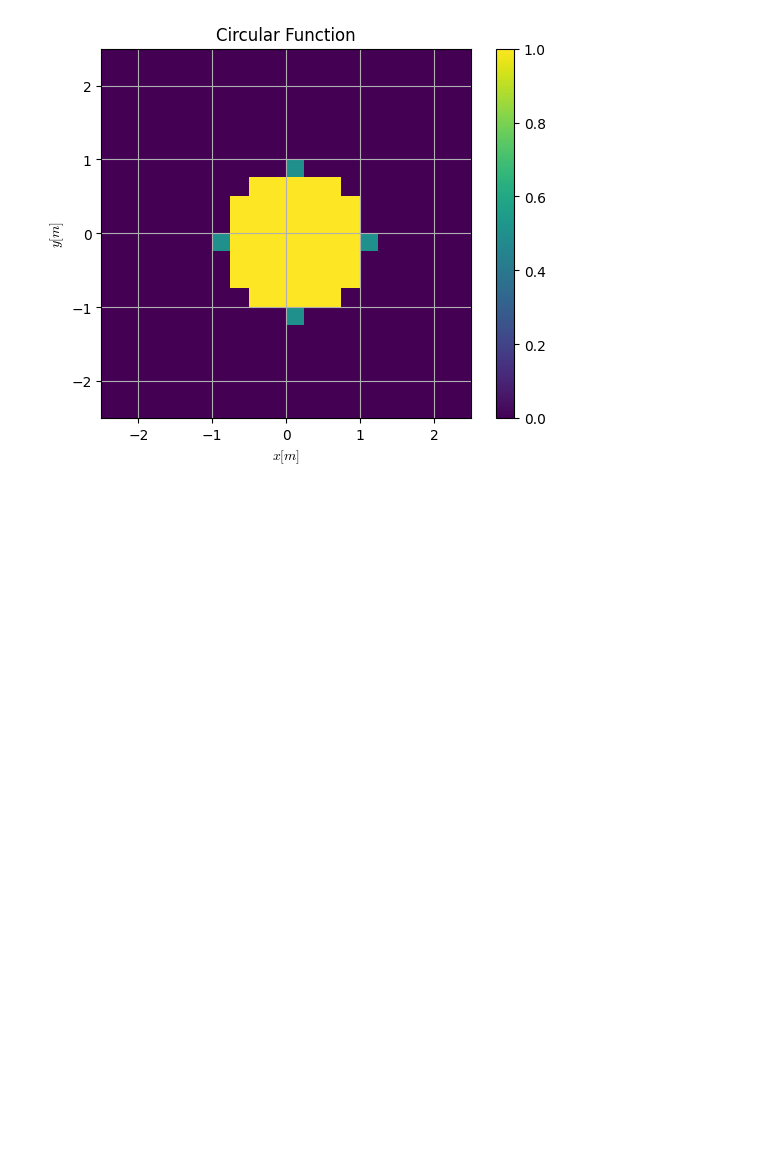
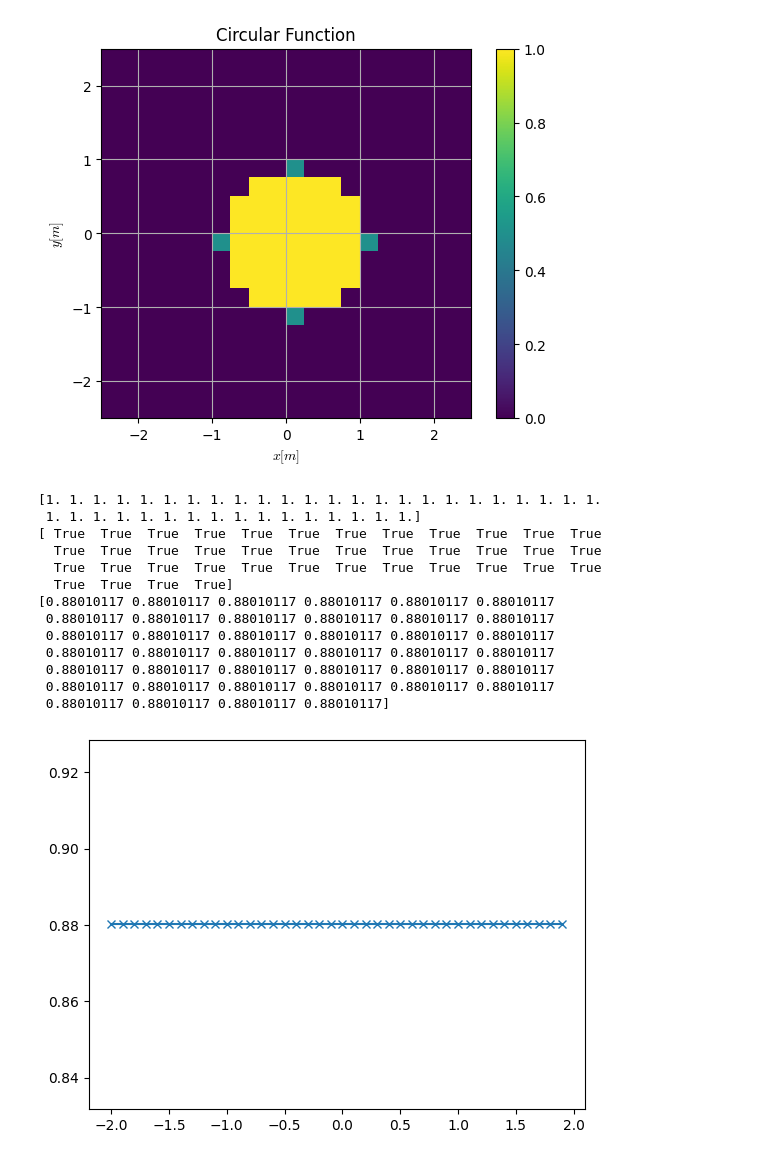
Before and after one commit to Liam-Mai00/Numerical-Simulation-of-Optical-Propagation, a Jupyter notebook: demo/demo_ap_functions.ipynb, the cells around one changed output. Drawn from its saved outputs; the diff is of its cells as text; code cells hidden in the pictures; blank space fills up the shorter version.

Commit message:
Added jinc function but needs to be fixed

```diff
--- a/demo/demo_ap_functions.ipynb
+++ b/demo/demo_ap_functions.ipynb
@@ -99,3 +99,29 @@ if DISPLAY_FIGS:
     plt.show()
 # %% [output]
 [figure]
+# %%
+import numpy as np
+import matplotlib.pyplot as plt
+from optical_functions.aperture_functions import jinc
+
+x = np.arange(-2,2,0.1)
+y = jinc(x) # Probably not working due to strange graph output.
+
+fig,ax = plt.subplots()
+ax.plot(x,y,marker='x')
+plt.show()
+# %% [output]
+[1. 1. 1. 1. 1. 1. 1. 1. 1. 1. 1. 1. 1. 1. 1. 1. 1. 1. 1. 1. 1. 1. 1. 1.
+ 1. 1. 1. 1. 1. 1. 1. 1. 1. 1. 1. 1. 1. 1. 1. 1.]
+[ True  True  True  True  True  True  True  True  True  True  True  True
+  True  True  True  True  True  True  True  True  True  True  True  True
+  True  True  True  True  True  True  True  True  True  True  True  True
+  True  True  True  True]
+[0.88010117 0.88010117 0.88010117 0.88010117 0.88010117 0.88010117
+ 0.88010117 0.88010117 0.88010117 0.88010117 0.88010117 0.88010117
+ 0.88010117 0.88010117 0.88010117 0.88010117 0.88010117 0.88010117
+ 0.88010117 0.88010117 0.88010117 0.88010117 0.88010117 0.88010117
+ 0.88010117 0.88010117 0.88010117 0.88010117 0.88010117 0.88010117
+ 0.88010117 0.88010117 0.88010117 0.88010117 0.88010117 0.88010117
+ 0.88010117 0.88010117 0.88010117 0.88010117]
+[figure, added]
```
Also changed, not shown: 1 other file.
